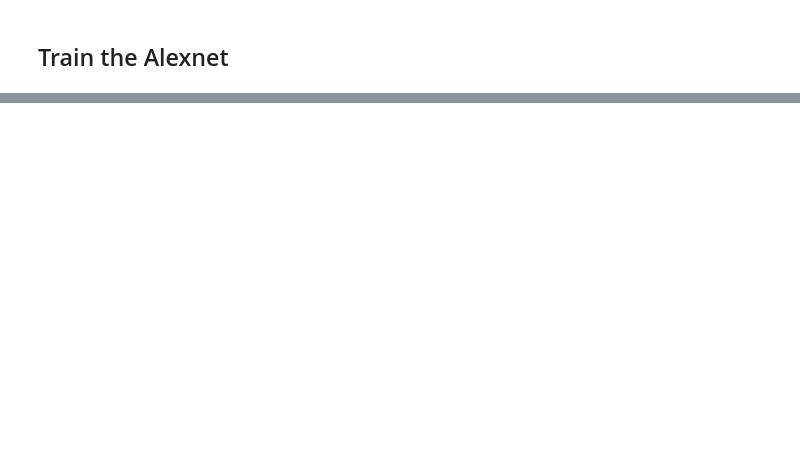
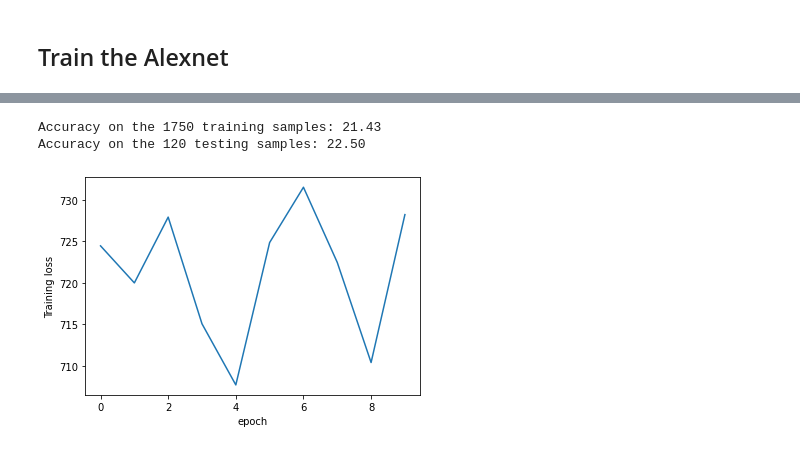
Before and after one commit to Wetiqe/NMA-Project, a Jupyter notebook: Kay_Alexnet.ipynb, the cells around one changed output, grey strips where cells are left out. Saved outputs shown, nothing was run; the diff lists cells and outputs as text; code cells hidden in the pictures; blank space fills up the shorter version.

```diff
--- a/Kay_Alexnet.ipynb
+++ b/Kay_Alexnet.ipynb
@@ -189,12 +189,11 @@ Make dictionary from labels to numbers.
 # %%
 from sklearn import preprocessing
 
-# prepare the 1st level label
-label_level = 2
+# prepare certain level of labels
+label_level = 1
 ori_labels_train = labels[label_level - 1, :]
 ori_labels_test = val_labels[label_level - 1, :]
 ori_labels_all = np.append(ori_labels_train, ori_labels_test)
-print(ori_labels_all.shape)
 # label encoding
 le = preprocessing.LabelEncoder()
 labels_all = le.fit_transform(ori_labels_all)
@@ -213,0 +210,7 @@ array([24,  3, 28, 28, 21, 28, 28,  3, 28, 28, 24, 21, 21, 14, 28, 28, 28,
+# %%
+for t in range(5):
+    total = 0
+    for i in targets_train:
+        if i == t:
+            total +=1
+    print(total / len(targets_train))
@@ -783,0 +466,13 @@ plt.savefig("./coefficient.png")
+# %%
+criterion = nn.MSELoss()
+learning_rate = 0.1  # Change this
+num_epochs = 10  # Change this
+optimizer = optim.SGD(net.parameters(), lr=learning_rate, momentum=0.9)
+
+_, _ = train_test_classification(net, criterion, optimizer, train_loader,
+                                 test_loader, num_epochs=num_epochs,
+                                 training_plot=True, device=DEVICE)
+# %% [output]
+Accuracy on the 1750 training samples: 21.43
+Accuracy on the 120 testing samples: 22.50
+[figure, added]
```
Also changed, not shown: parts of 62 cells of this notebook.
